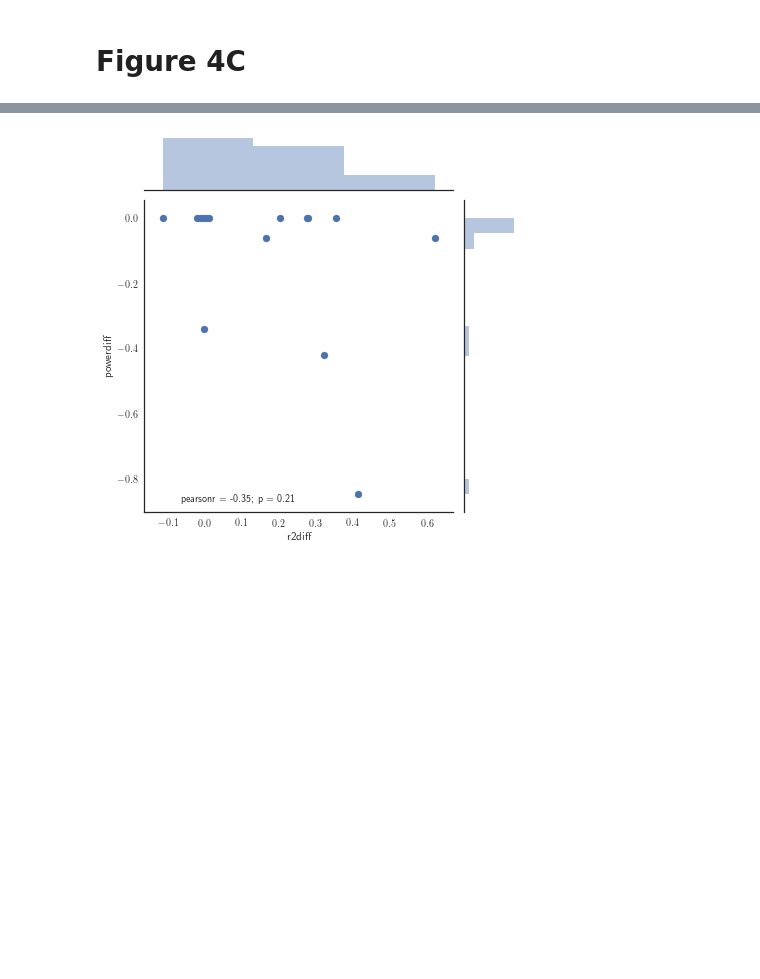
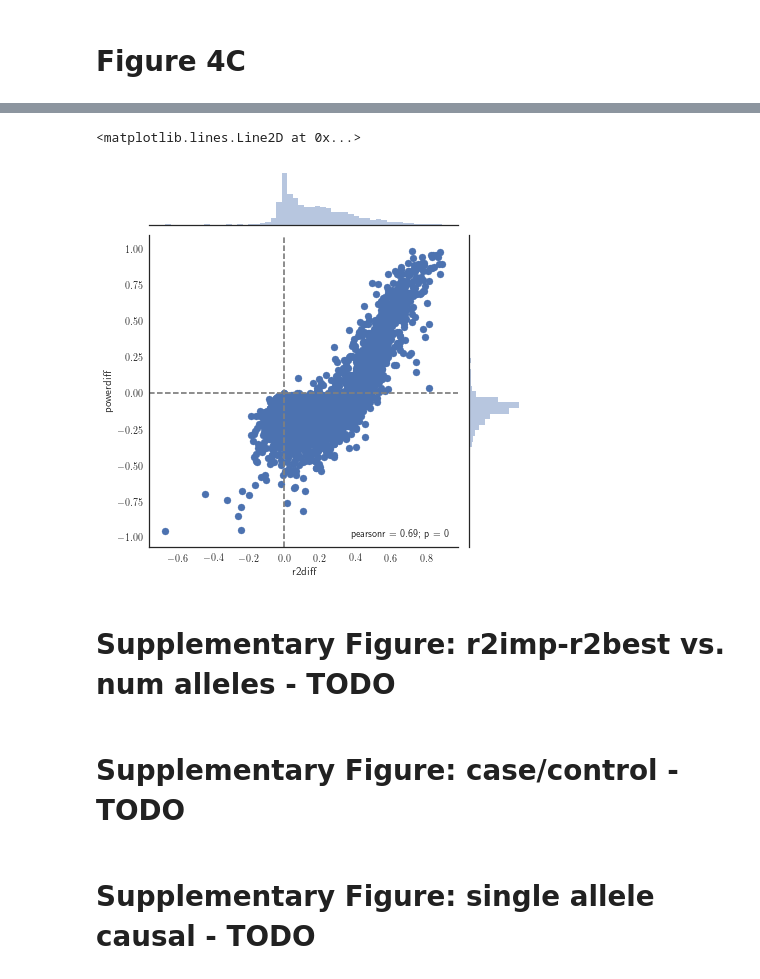
Before and after one commit to gymreklab/ssc-imputation, a Jupyter notebook: haplotype_paper/Figures/Figure4_GWASPower.ipynb, the cells around one changed output, grey strips where cells are left out. Saved outputs shown, nothing was run; the diff lists cells and outputs as text; code cells hidden in the pictures; blank space fills up the shorter version.

```diff
--- a/haplotype_paper/Figures/Figure4_GWASPower.ipynb
+++ b/haplotype_paper/Figures/Figure4_GWASPower.ipynb
@@ -103,40 +125,37 @@ ax.legend(loc="upper left");
 # %%
-# Load LD values
-snpstr = pd.read_csv(os.path.join(DATADIR, "gwas-power","r2_snp.tab"), sep="\t")
-best_snp = snpstr.groupby("locus1", as_index=False).agg({"r2": max, "freq_het": np.mean})
-sscloo = pd.read_csv(os.path.join(DATADIR, "gwas-power","r2_imp.tab"), sep="\t")
-r2comp = pd.merge(best_snp, sscloo, on=["locus1"])[["locus1","freq_het_x","r2_x","r2_y"]]
-r2comp.columns = ["locus","het","r2_bestsnp","r2_ssc"]
-r2comp["r2diff"] = r2comp["r2_ssc"]-r2comp["r2_bestsnp"]
+# Computer power for each association
+assoc = pd.read_csv(os.path.join(SIMDIR, "100sims_chr21_power_simulation_results.txt"), sep="\t") #final file
+#assoc = pd.read_csv(SIMDIR+"bestSNP_chr21_power_simulation_results.txt", sep="\t") #test file
 
-# Computer power for each association
-#assoc = pd.read_csv(os.path.join(SIMDIR, "chr21_power_simulation_results.txt"), sep="\t")
-assoc = pd.read_csv("/storage/ileena/simulation/SSC/fig_haplo_paper/test_100sims_chr21_power_simulation_results.txt", sep="\t") # TODO change to final path
-
-def GetPower(x, alpha=0.05):
-    return np.mean([int(item < alpha) for item in x])
+def GetPower(x, alpha=5*10**-8):
+    return np.mean([(int(float(item) < alpha)) for item in x])
 
 # Calculate power for each class
-assoc_tmp = assoc.groupby(["str","testclass"], as_index=False).agg({"pvalue": lambda x: GetPower(x)}) # TODO change "locus"  to STR locus"
+assoc_tmp = assoc.groupby(["str","testclass"], as_index=False).agg({"pvalue": lambda x: GetPower(x)})
 assoc_tmp["power"] = assoc_tmp["pvalue"]
 assoc_tmp = assoc_tmp[["str","testclass","power"]]
 
-# Merge to a single table
-loci = list(set(assoc_tmp["str"]))
-imp_power = []
-str_power = []
-snp_power = []
-for l in loci:
-    x_imp = assoc_tmp[(assoc_tmp["str"]==l) & (assoc_tmp["testclass"]=="IMPSTR")]["power"].values[0]
-    x_str = assoc_tmp[(assoc_tmp["str"]==l) & (assoc_tmp["testclass"]=="STR")]["power"].values[0]
-    x_snp = assoc_tmp[(assoc_tmp["str"]==l) & (assoc_tmp["testclass"]=="SNP")]["power"].values[0]
-    imp_power.append(x_imp)
-    str_power.append(x_str)
-    snp_power.append(x_snp)
-power = pd.DataFrame({"locus": loci, "imp_power": imp_power, "str_power": str_power, "snp_power": snp_power})
+impdata = assoc_tmp[assoc_tmp["testclass"]=="IMPSTR"].copy()
+snpdata = assoc_tmp[assoc_tmp["testclass"]=="SNP"].copy()
+strdata = assoc_tmp[assoc_tmp["testclass"]=="STR"].copy()
+impdata["imp_power"] = impdata["power"]
+snpdata["snp_power"] = snpdata["power"]
+strdata["str_power"] = strdata["power"]
+power = pd.merge(impdata[["str","imp_power"]], snpdata[["str", "snp_power"]], on=["str"])
+power = pd.merge(power, strdata[["str","str_power"]], on=["str"])
 power["powerdiff"] = power["imp_power"] - power["snp_power"]
+power["locus"] = power["str"]
 data = pd.merge(power, r2comp, on=["locus"])
 # %%
 g = sns.jointplot(x="r2diff", y="powerdiff", data=data)
+g.ax_joint.axvline(x=0, linestyle="dashed", color="gray")
+g.ax_joint.axhline(y=0, linestyle="dashed", color="gray")
 # %% [output]
+<matplotlib.lines.Line2D at 0x...>
-[figure, old version]
+[figure, new version]
+# %% [markdown]
+# Supplementary Figure: r2imp-r2best vs. num alleles - TODO
+# %% [markdown]
+# Supplementary Figure: case/control - TODO
+# %% [markdown]
+# Supplementary Figure: single allele causal  - TODO
```
Also changed, not shown: parts of 7 cells of this notebook, 1 other file.
